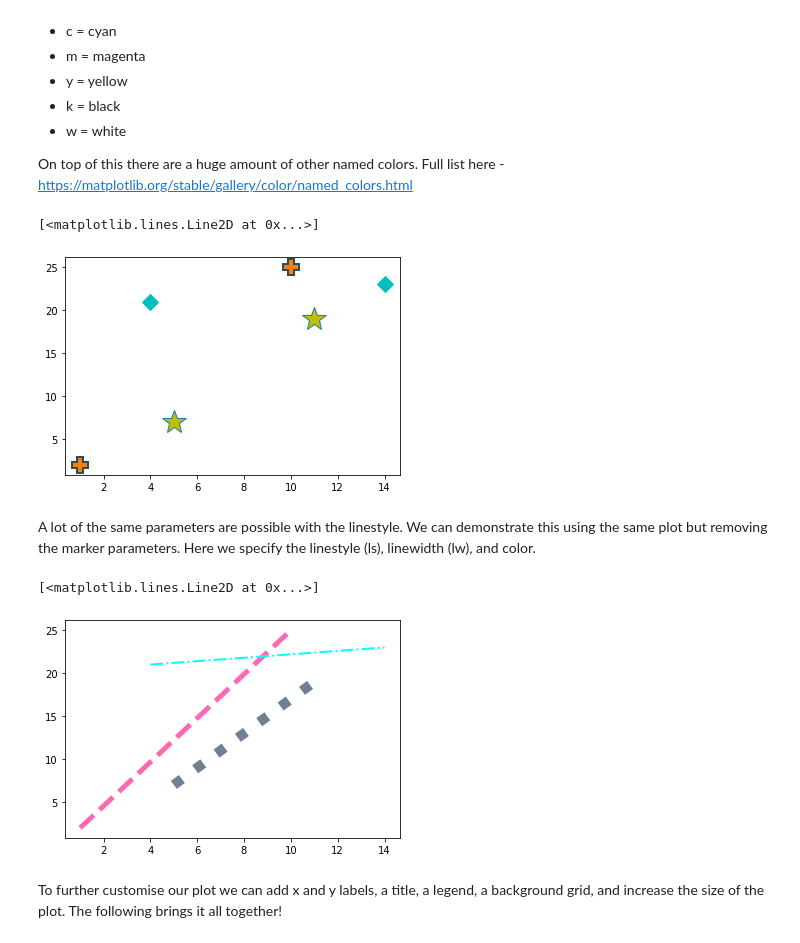
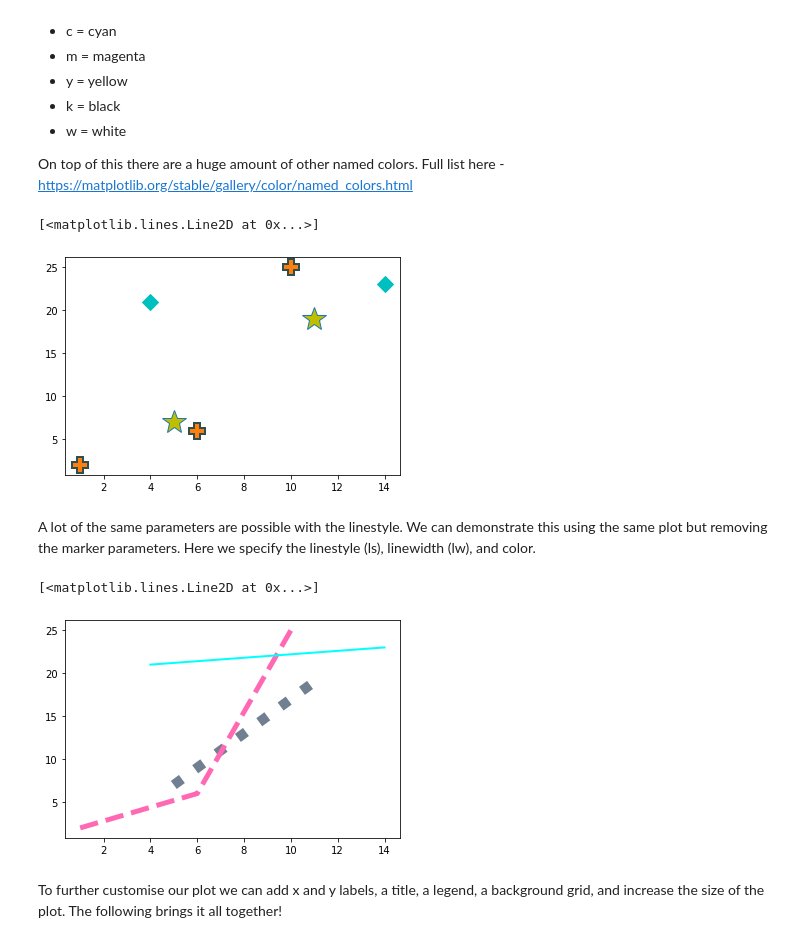
Before and after one commit to Caoimhinv/Fundamentals_Assessment, a Jupyter notebook: pyplot.ipynb, the cells around one changed output. Cells and saved outputs as stored; diff of their text form; code cells hidden in the pictures.

```diff
--- a/pyplot.ipynb
+++ b/pyplot.ipynb
@@ -35,9 +33,9 @@ The most basic and best place to start is with .plot(). Here we create 2 arrays
 # %%
 # x axis is an array of 1 and 10
-x = np.array([1,10])
+x = np.array([1, 6, 10])
 
 # y axis is an array of 1 and 100
-y = np.array([2,25])
+y = np.array([2, 6, 25])
 
 # creates the plot
 plt.plot(x, y)
@@ -66,7 +64,7 @@ We can also specify the markersize e.g. 'ms=12' (or markersize=12). The differen
 
 On top of this there are a huge amount of other named colors. Full list here - https://matplotlib.org/stable/gallery/color/named_colors.html
 # %%
-# creates arrays
+# creating more arrays
 a = np.array([5,11])
 b = np.array([7,19])
 c = np.array([4,14])
@@ -83,17 +81,17 @@ plt.plot(x, y, 'P', mec='darkslategrey', mew=2, ms=16)
 plt.plot(c, d, 'cD', ms=12)
 # %% [output]
 [<matplotlib.lines.Line2D at 0x...>]
-[figure, old version]
+[figure, new version]
 # %% [markdown]
 A lot of the same parameters are possible with the linestyle. We can demonstrate this using the same plot but removing the marker parameters. Here we specify the linestyle (ls), linewidth (lw), and color.
 # %%
 # creates the plot
 plt.plot(a, b, ls=':', lw=10, color='slategrey')
 plt.plot(x, y, ls='--', lw=5, color='hotpink')
-plt.plot(c, d, ls='-.', lw=2, color='aqua')
+plt.plot(c, d, ls='-', lw=2, color='aqua')
 # %% [output]
 [<matplotlib.lines.Line2D at 0x...>]
-[figure, old version]
+[figure, new version]
 # %% [markdown]
 To further customise our plot we can add x and y labels, a title, a legend, a background grid, and increase the size of the plot. The following brings it all together!
 # %%
```
Also changed, not shown: parts of 28 cells of this notebook.
